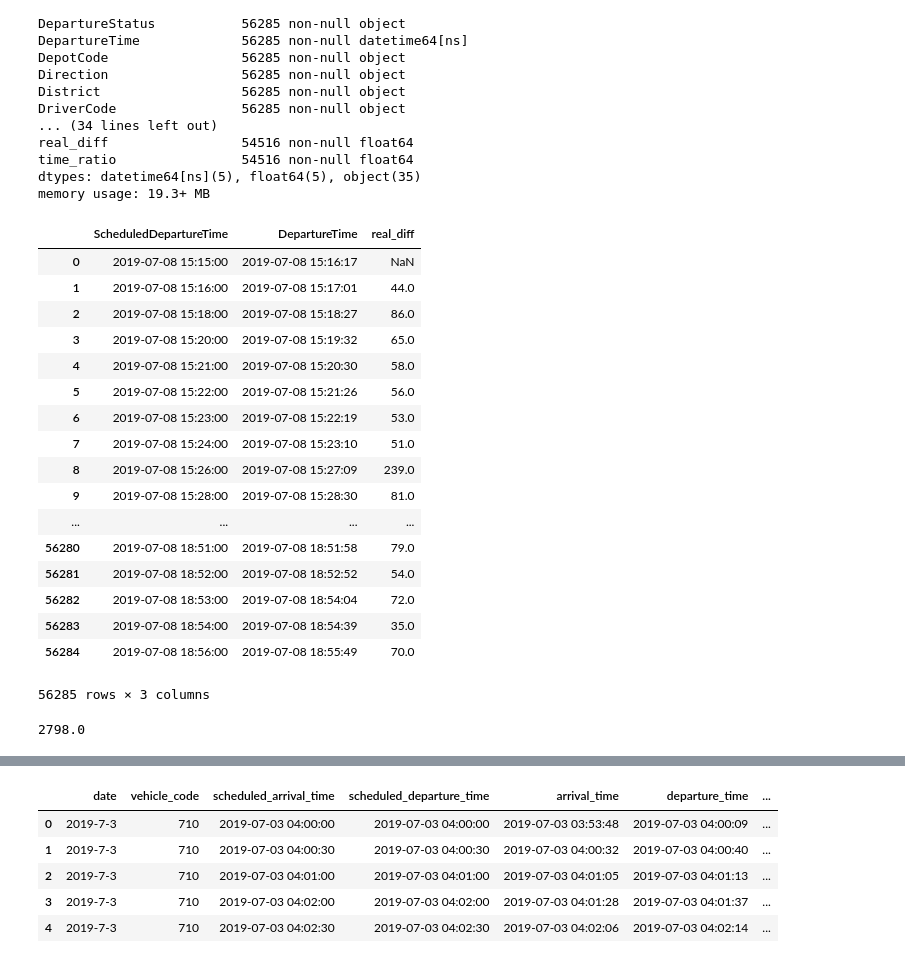
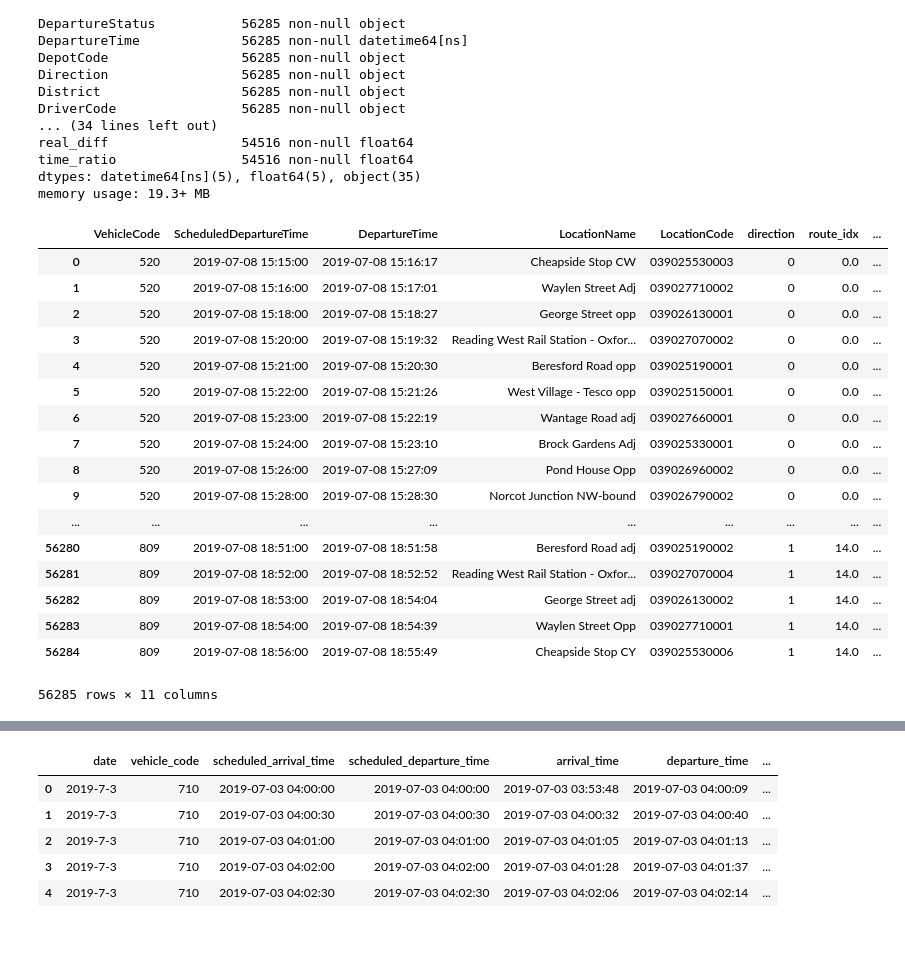
Before and after one commit to oracle-work-experience-reading-buses/data-science, a Jupyter notebook: Bus-Data.ipynb, the cells around one changed output, grey strips where cells are left out. Drawn from its saved outputs; the diff is of its cells as text; code cells hidden in the pictures.

Commit message:
added prev_stop_delay and avg_time_from_prev

```diff
--- a/Bus-Data.ipynb
+++ b/Bus-Data.ipynb
@@ -229,6 +224,7 @@ for k, df_g in route_17_df_extra.groupby(['VehicleCode', 'route_idx']):
     temp_df_g['real_diff'] = (temp_df_g.DepartureTime - temp_df_g_shifted.DepartureTime).dt.total_seconds()
     temp_df_g['time_ratio'] = (temp_df_g.real_diff / temp_df_g.scheduled_diff)
     temp_df_g.loc[temp_df_g.scheduled_diff==0, 'time_ratio'] = 1
+    temp_df_g['prev_stop_delay'] = temp_df_g_shifted.punctuality
     segments_2.append(temp_df_g)
 route_17_df_extra_2 = pd.concat(segments_2).reset_index(drop=True)
 # %%
@@ -296,23 +292,25 @@ time_ratio                54516 non-null float64
 dtypes: datetime64[ns](5), float64(5), object(35)
 memory usage: 19.3+ MB
 # %%
-route_17_df_extra_2[['ScheduledDepartureTime', 'DepartureTime', 'real_diff']]
+route_17_df_extra_2[['VehicleCode', 'ScheduledDepartureTime', 'DepartureTime', 'LocationName', 'LocationCode',
+                     'direction', 'route_idx', 'real_diff', 'scheduled_diff', 'punctuality',
+                     'prev_stop_delay']]
 # %% [output]
-|  | ScheduledDepartureTime | DepartureTime | real_diff |
-| 0 | 2019-07-08 15:15:00 | 2019-07-08 15:16:17 | NaN |
-| 1 | 2019-07-08 15:16:00 | 2019-07-08 15:17:01 | 44.0 |
-| 2 | 2019-07-08 15:18:00 | 2019-07-08 15:18:27 | 86.0 |
-| 3 | 2019-07-08 15:20:00 | 2019-07-08 15:19:32 | 65.0 |
-| 4 | 2019-07-08 15:21:00 | 2019-07-08 15:20:30 | 58.0 |
-| 5 | 2019-07-08 15:22:00 | 2019-07-08 15:21:26 | 56.0 |
-| 6 | 2019-07-08 15:23:00 | 2019-07-08 15:22:19 | 53.0 |
-| 7 | 2019-07-08 15:24:00 | 2019-07-08 15:23:10 | 51.0 |
-| 8 | 2019-07-08 15:26:00 | 2019-07-08 15:27:09 | 239.0 |
-| 9 | 2019-07-08 15:28:00 | 2019-07-08 15:28:30 | 81.0 |
-| ... | ... | ... | ... |
-| 56280 | 2019-07-08 18:51:00 | 2019-07-08 18:51:58 | 79.0 |
-| 56281 | 2019-07-08 18:52:00 | 2019-07-08 18:52:52 | 54.0 |
-| 56282 | 2019-07-08 18:53:00 | 2019-07-08 18:54:04 | 72.0 |
-| 56283 | 2019-07-08 18:54:00 | 2019-07-08 18:54:39 | 35.0 |
-| 56284 | 2019-07-08 18:56:00 | 2019-07-08 18:55:49 | 70.0 |
+|  | VehicleCode | ScheduledDepartureTime | DepartureTime | LocationName | LocationCode | direction | route_idx | ... |
+| 0 | 520 | 2019-07-08 15:15:00 | 2019-07-08 15:16:17 | Cheapside Stop CW | 039025530003 | 0 | 0.0 | ... |
+| 1 | 520 | 2019-07-08 15:16:00 | 2019-07-08 15:17:01 | Waylen Street Adj | 039027710002 | 0 | 0.0 | ... |
+| 2 | 520 | 2019-07-08 15:18:00 | 2019-07-08 15:18:27 | George Street opp | 039026130001 | 0 | 0.0 | ... |
+| 3 | 520 | 2019-07-08 15:20:00 | 2019-07-08 15:19:32 | Reading West Rail Station - Oxfor... | 039027070002 | 0 | 0.0 | ... |
+| 4 | 520 | 2019-07-08 15:21:00 | 2019-07-08 15:20:30 | Beresford Road opp | 039025190001 | 0 | 0.0 | ... |
+| 5 | 520 | 2019-07-08 15:22:00 | 2019-07-08 15:21:26 | West Village - Tesco opp | 039025150001 | 0 | 0.0 | ... |
+| 6 | 520 | 2019-07-08 15:23:00 | 2019-07-08 15:22:19 | Wantage Road adj | 039027660001 | 0 | 0.0 | ... |
+| 7 | 520 | 2019-07-08 15:24:00 | 2019-07-08 15:23:10 | Brock Gardens Adj | 039025330001 | 0 | 0.0 | ... |
+| 8 | 520 | 2019-07-08 15:26:00 | 2019-07-08 15:27:09 | Pond House Opp | 039026960002 | 0 | 0.0 | ... |
+| 9 | 520 | 2019-07-08 15:28:00 | 2019-07-08 15:28:30 | Norcot Junction NW-bound | 039026790002 | 0 | 0.0 | ... |
+| ... | ... | ... | ... | ... | ... | ... | ... | ... |
+| 56280 | 809 | 2019-07-08 18:51:00 | 2019-07-08 18:51:58 | Beresford Road adj | 039025190002 | 1 | 14.0 | ... |
+| 56281 | 809 | 2019-07-08 18:52:00 | 2019-07-08 18:52:52 | Reading West Rail Station - Oxfor... | 039027070004 | 1 | 14.0 | ... |
+| 56282 | 809 | 2019-07-08 18:53:00 | 2019-07-08 18:54:04 | George Street adj | 039026130002 | 1 | 14.0 | ... |
+| 56283 | 809 | 2019-07-08 18:54:00 | 2019-07-08 18:54:39 | Waylen Street Opp | 039027710001 | 1 | 14.0 | ... |
+| 56284 | 809 | 2019-07-08 18:56:00 | 2019-07-08 18:55:49 | Cheapside Stop CY | 039025530006 | 1 | 14.0 | ... |
-56285 rows × 3 columns
+56285 rows × 11 columns
@@ -321,4 +316,0 @@ route_17_df_extra_2[]
-# %%
-changes_direction.sum()
-# %% [output]
-2798.0
```
Also changed, not shown: parts of 38 cells of this notebook, 1 other file.
